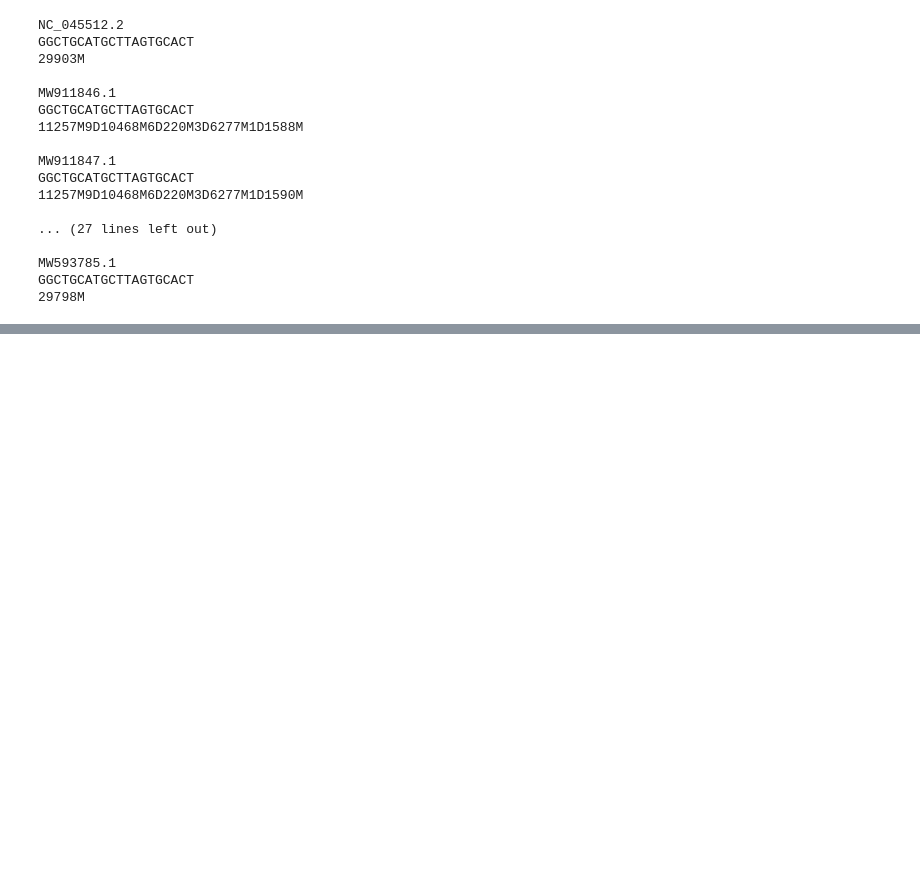
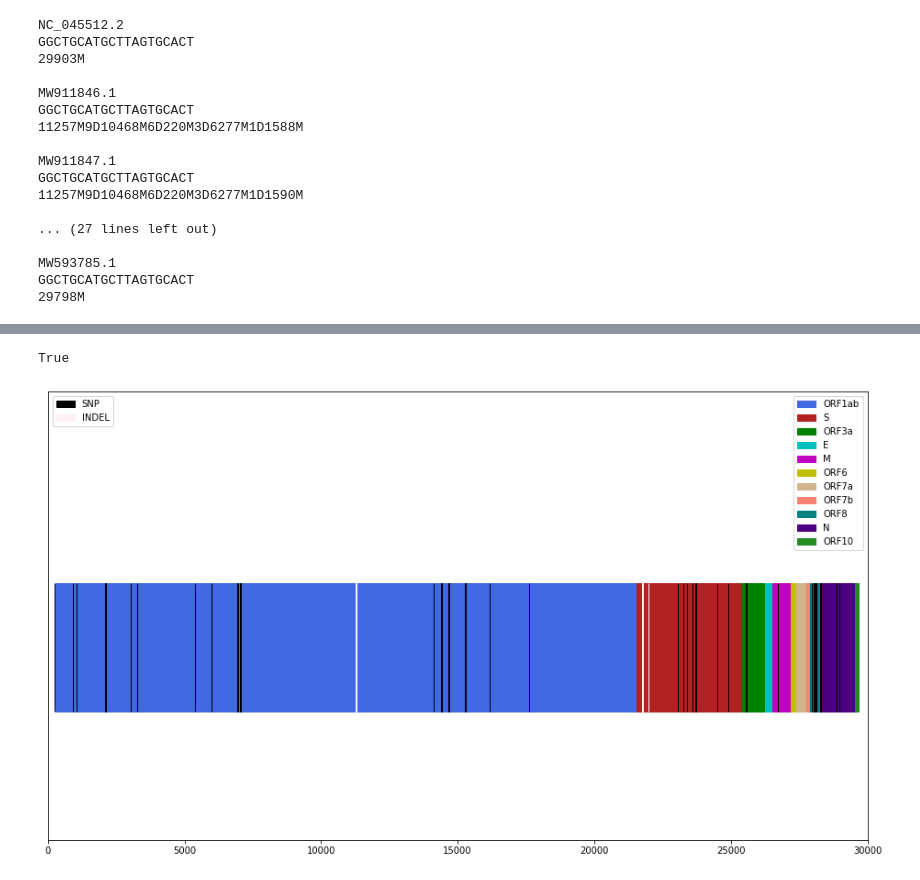
Before and after one commit to simonjuleseric2/covid_sequence, a Jupyter notebook: variant_analysis/test_bwa.ipynb, the cells around one changed output, grey strips where cells are left out. Cells and saved outputs as stored; diff of their text form; code cells hidden in the pictures; blank space fills up the shorter version.

Commit message:
add mapping of SNP and INDELs

```diff
--- a/variant_analysis/test_bwa.ipynb
+++ b/variant_analysis/test_bwa.ipynb
@@ -63,13 +65,17 @@ f = vcf.Reader(filename='sequences4/var.raw.vcf')
 my_type = defaultdict(int)
 num_alts = defaultdict(int)
 
+mut_data=[]
 for rec in f:
     #print(rec.var_type)
-
+    #print(rec)
     my_type[rec.var_type, rec.var_subtype] += 1
+    mut_data.append([rec.var_type, rec.POS])
     if rec.is_snp:
         num_alts[len(rec.ALT)] += 1
 print(my_type)
-print(num_alts)
+#print(num_alts)
+mut_df=pd.DataFrame(mut_data, columns=['type', 'position'])
+mut_df.head()
 # %% [output]
 defaultdict(<class 'int'>, {('snp', 'ts'): 21, ('snp', 'tv'): 15, ('indel', 'del'): 4})
@@ -117,0 +214,32 @@ GGCTGCATGCTTAGTGCACT
+# %%
+mut_df.iloc[1]['type']=='snp'
+# %% [output]
+True
+# %%
+lst_color=['royalblue', 'firebrick', 'g', 'c', 'm', 'y', 'tan', 'salmon', 'teal', 'indigo', 'forestgreen']
+
+
+plt.figure(figsize=(16, 9))
+currentAxis = plt.gca()
+for kl, iid in enumerate(dic_map.keys()):
+    #print(iid)
+    currentAxis.add_patch(Rectangle((dic_map[iid][0], 0.2), dic_map[iid][1]-dic_map[iid][0], 0.2, color=lst_color[kl], alpha=1))
+
+for i in range(0, len(mut_df)):
+
+    if mut_df.iloc[i]['type']=='snp':
+        rec1=currentAxis.add_patch(Rectangle((mut_df.iloc[i]['position']-8, 0.2), 16, 0.2, color='k', alpha=1))
+    elif mut_df.iloc[i]['type']=='indel':
+        rec2=currentAxis.add_patch(Rectangle((mut_df.iloc[i]['position']-8, 0.2), 16, 0.2, color='lavenderblush', alpha=1))
+
+
+plt.xlim([0, 30000])
+plt.ylim([0, 0.7])
+
+leg2=plt.legend([rec1, rec2], ['SNP', 'INDEL'], loc=2)
+plt.legend(dic_map.keys(), loc=1)
+plt.gca().add_artist(leg2)
+currentAxis.axes.get_yaxis().set_visible(False)
+plt.show()
+# %% [output]
+[figure, added]
```
Also changed, not shown: parts of 8 cells of this notebook.
